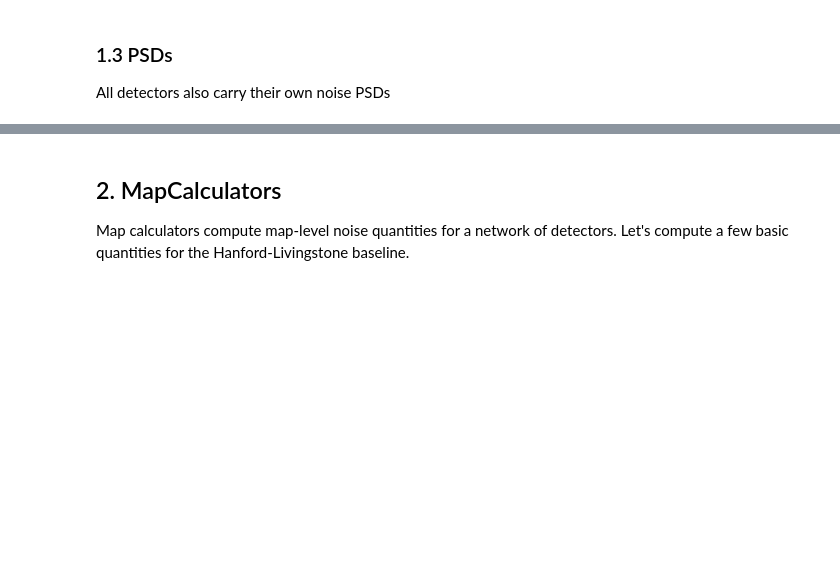
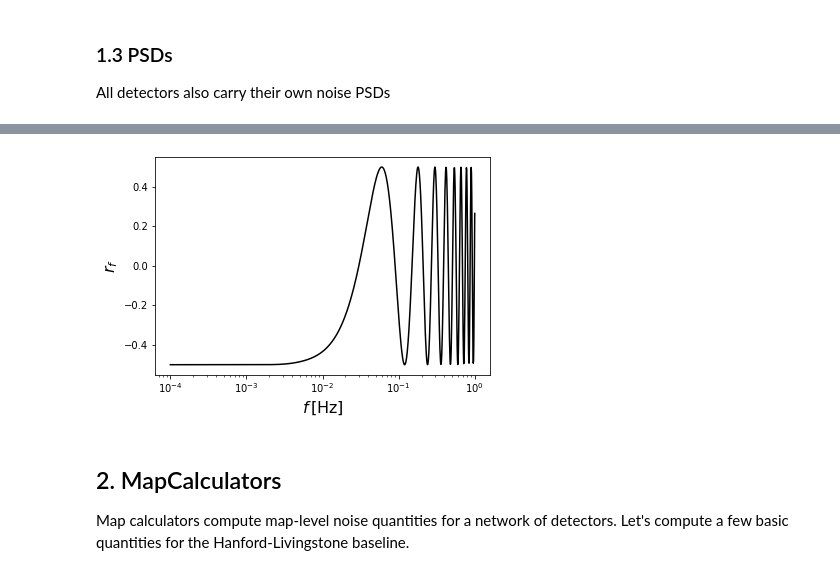
Before and after one commit to damonge/schNell, a Jupyter notebook: examples/Nell_example.ipynb, the cells around one changed output, grey strips where cells are left out. Drawn from its saved outputs; the diff is of its cells as text; code cells hidden in the pictures; blank space fills up the shorter version.

```diff
--- a/examples/Nell_example.ipynb
+++ b/examples/Nell_example.ipynb
@@ -130,3 +136,26 @@ plt.ylabel(r'$N_f\,[{\rm Hz}^{-1}]$', fontsize=16);
+# %%
+# Let's create two constant correlations
+# 1. An identity one
+r_eye = snl.NoiseCorrelationConstantIdentity(ndet=2)
+
+# 2. One with a constant correlation coefficient r=0.5
+r_0p5 = snl.NoiseCorrelationConstantR(ndet=2, r=0.5)
+
+# As an example, here's how you generate the correlation
+# matrix for LISA
+r_LISA = snl.NoiseCorrelationLISA(lisa[0])
+
+# Let's then create a pretty plot of the correlation coefficient
+# for LISA:
+freqs = np.geomspace(1E-4, 1, 1024)
+rcorr = r_LISA.get_corrmat(freqs)
+plt.figure()
+plt.plot(freqs, rcorr[:, 0, 1], 'k-')
+plt.xscale('log')
+plt.xlabel(r'$f\,[{\rm Hz}]$', fontsize=16)
+plt.ylabel(r'$r_f$', fontsize=16);
+# %% [output]
+[figure, added]
 # %% [markdown]
 ## 2. MapCalculators
 Map calculators compute map-level noise quantities for a network of detectors. Let's compute a few basic quantities for the Hanford-Livingstone baseline.
```
Also changed, not shown: parts of 5 cells of this notebook.
